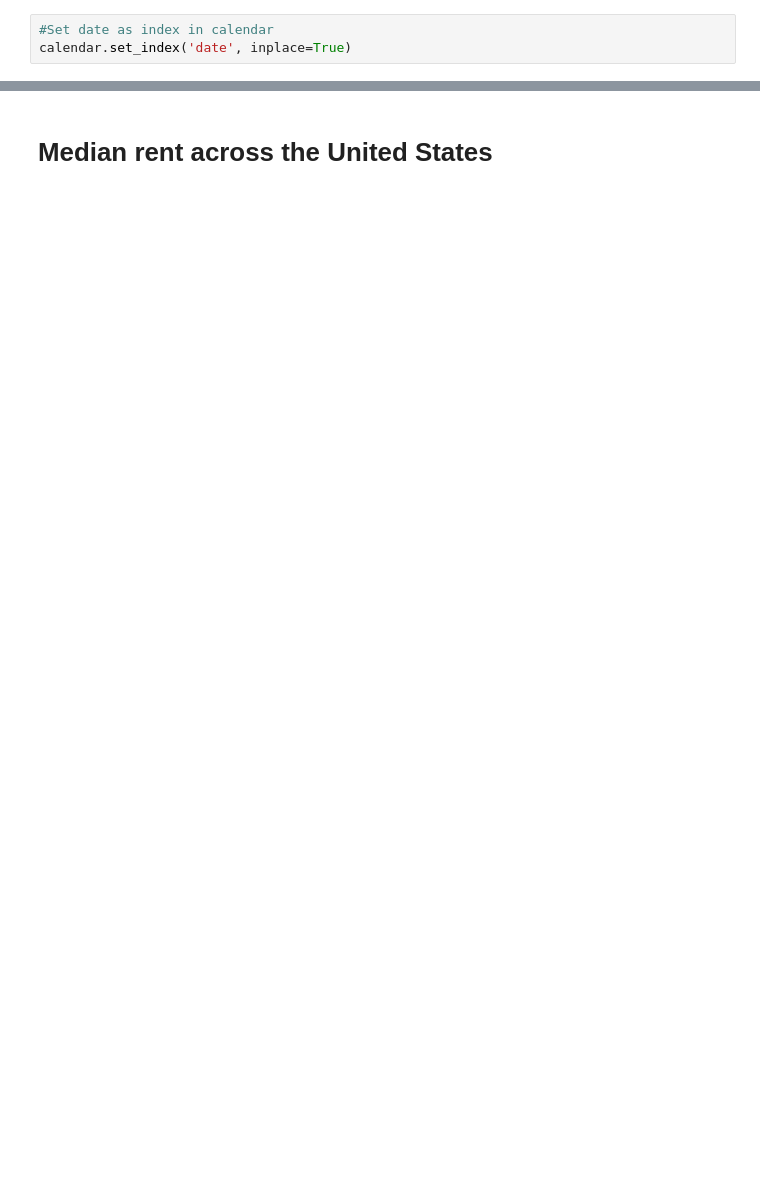
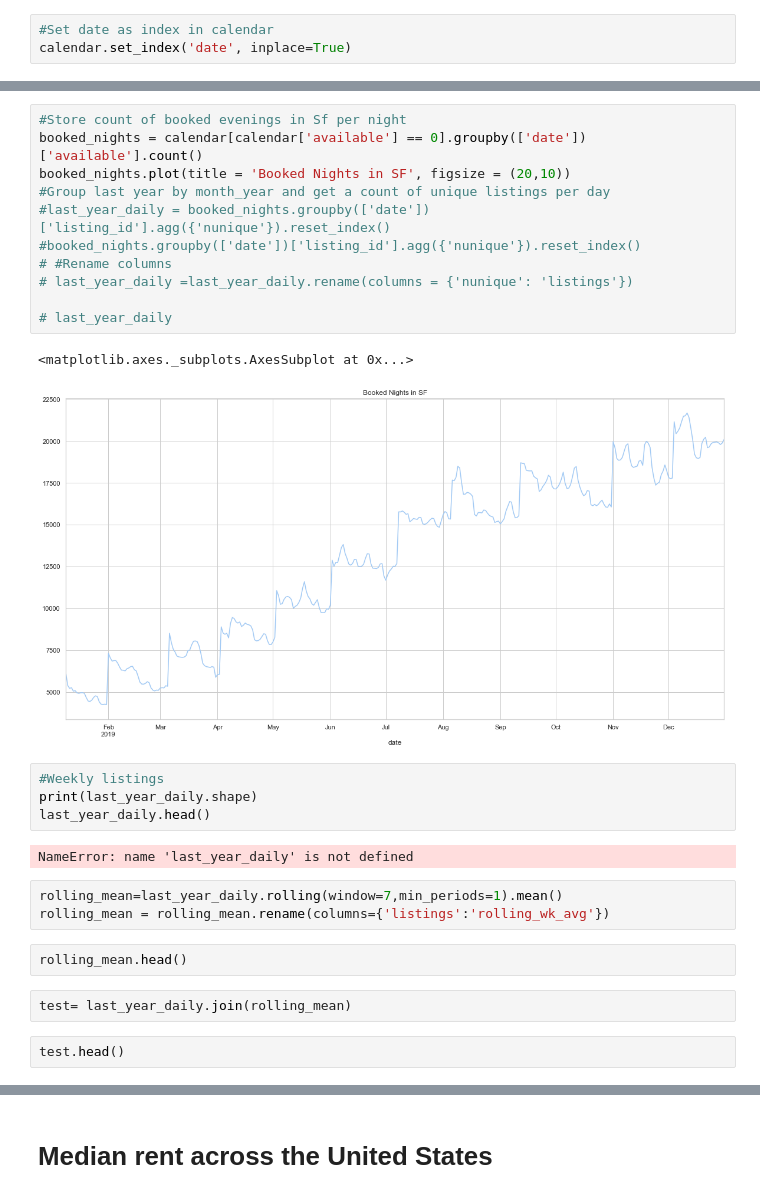
Before and after one commit to KishenSharma6/Airbnb-Analysis, a Jupyter notebook: Project Codes/05. Modeling/2020_0214_Calendar_TimeSeries.ipynb, the cells around one changed output, grey strips where cells are left out. Cells and saved outputs as stored; diff of their text form; blank space fills up the shorter version.

```diff
--- a/Project Codes/05. Modeling/2020_0214_Calendar_TimeSeries.ipynb
+++ b/Project Codes/05. Modeling/2020_0214_Calendar_TimeSeries.ipynb
@@ -122,0 +131,29 @@ zillow.head()
+# %%
+#Store count of booked evenings in Sf per night
+booked_nights = calendar[calendar['available'] == 0].groupby(['date'])['available'].count()
+booked_nights.plot(title = 'Booked Nights in SF', figsize = (20,10))
+#Group last year by month_year and get a count of unique listings per day
+#last_year_daily = booked_nights.groupby(['date'])['listing_id'].agg({'nunique'}).reset_index()
+#booked_nights.groupby(['date'])['listing_id'].agg({'nunique'}).reset_index()
+# #Rename columns
+# last_year_daily =last_year_daily.rename(columns = {'nunique': 'listings'})
+
+# last_year_daily
+# %% [output]
+<matplotlib.axes._subplots.AxesSubplot at 0x...>
+[figure, added]
+# %%
+#Weekly listings
+print(last_year_daily.shape)
+last_year_daily.head()
+# %% [output]
+NameError: name 'last_year_daily' is not defined
+# %%
+rolling_mean=last_year_daily.rolling(window=7,min_periods=1).mean()
+rolling_mean = rolling_mean.rename(columns={'listings':'rolling_wk_avg'})
+# %%
+rolling_mean.head()
+# %%
+test= last_year_daily.join(rolling_mean)
+# %%
+test.head()
```
Also changed, not shown: parts of 15 cells of this notebook, 1 other file.
